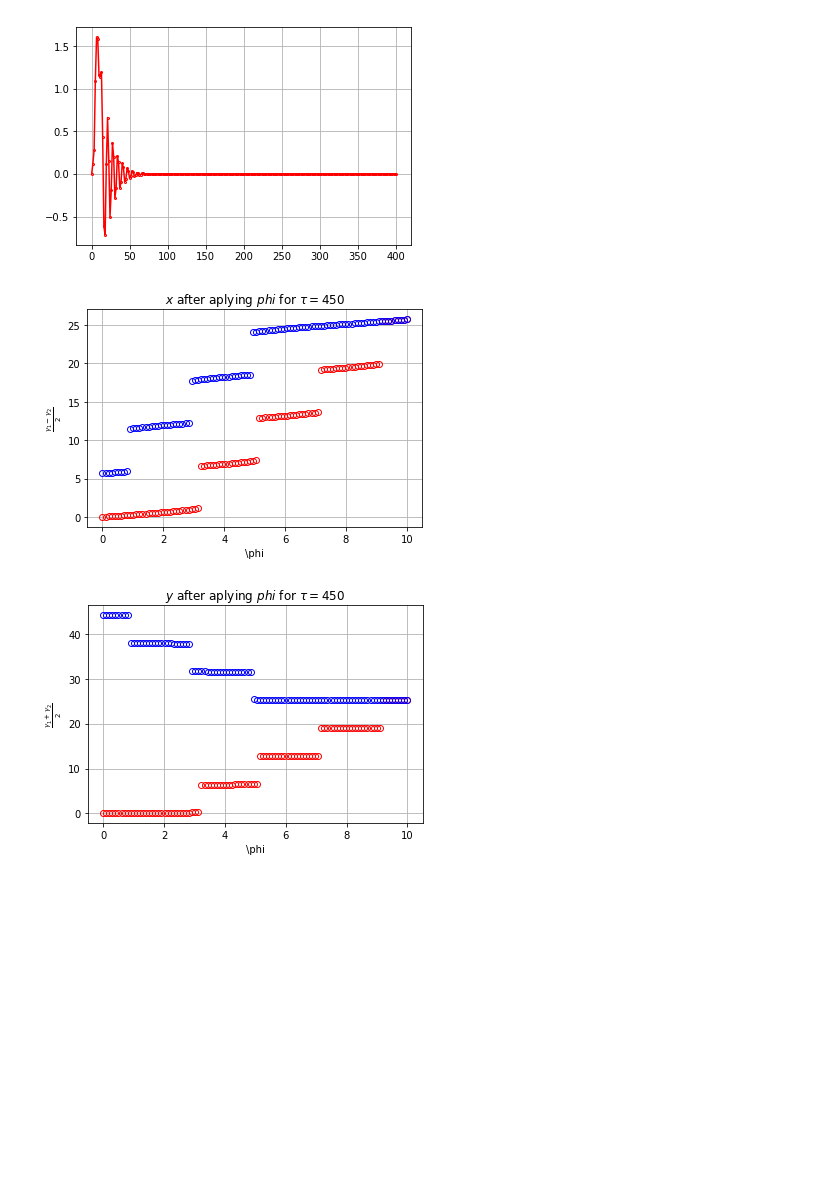
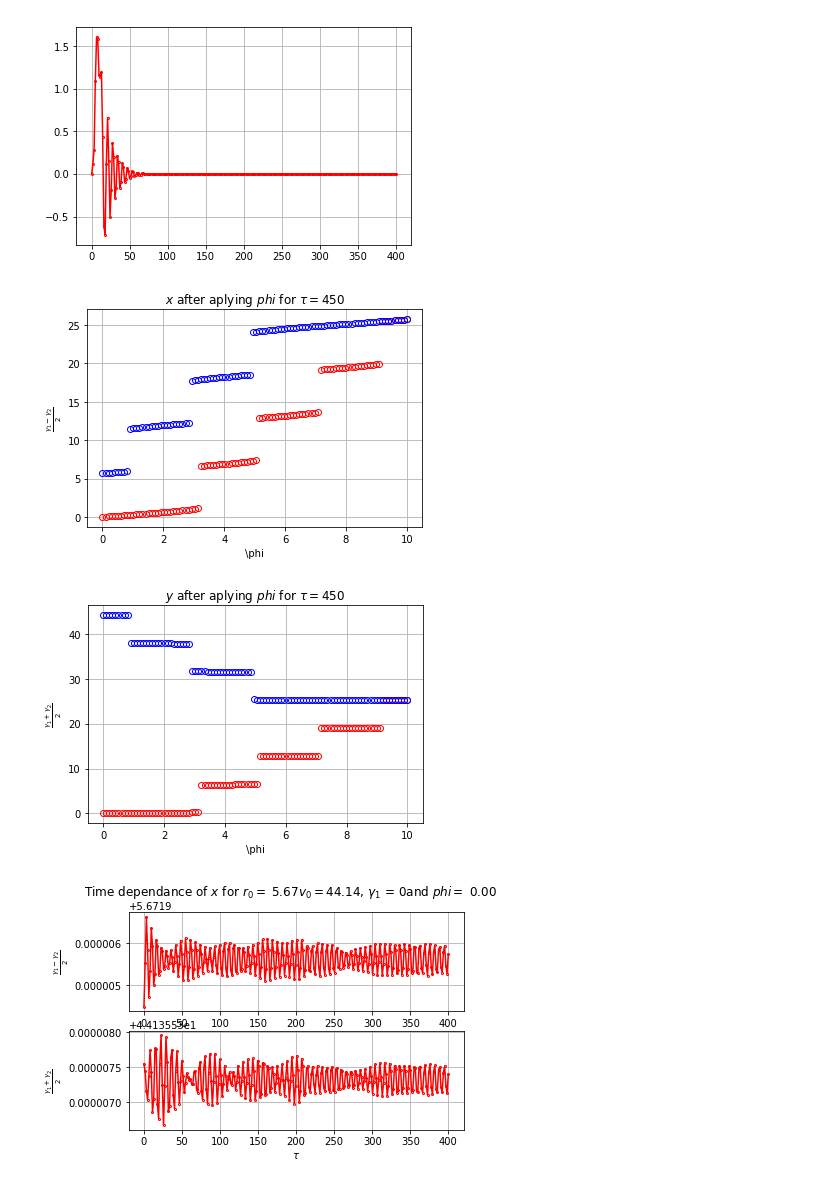
Before and after one commit to asantosnet/SD_SQUID, a Jupyter notebook: Numerical Calculation.ipynb, the cells around one changed output. Saved outputs shown, nothing was run; the diff lists cells and outputs as text; code cells hidden in the pictures; blank space fills up the shorter version.

Commit message:
Added comments

```diff
--- a/Numerical Calculation.ipynb
+++ b/Numerical Calculation.ipynb
@@ -115,6 +117,8 @@ plt.show()
 [figure]
 # %%
 %reset -f
+
+# Solve the system when a magnetic field is applied
 
 import numpy as np
 from scipy import integrate
@@ -133,12 +137,14 @@ def solvr(w,t,p):
 
     return f
 
+
 lenmaxPhi = 100
 valmaxPhi = 10
 
 eta = 0.05
 #eta = 0.15 # Here there is no phase difference no matter how you remove the field
 alpha = 0.05
+# Define for which phi the solutions will be calculated
 phi = np.linspace(0,valmaxPhi,lenmaxPhi)
 l_1 = 0.5
 l_2 = 0.5
@@ -147,10 +153,12 @@ i = 0.25
 
 abserr = 1.0e-8
 relerr = 1.0e-6
-stoptime = 400
+
+stoptime = 400 # For how long we will submit the system to a non zero magnetic field
 begintime = 0
 numpoints = 250
 
+# Initial conditions before aplying the magnetic field
 coefr = 0
 coefg = 0
 
@@ -164,6 +172,10 @@ figmainr = plt.figure(1)
 figmainv = plt.figure(2)
 
 posFig = 3
+
+# Find the solutions for each field defined previously and plot the value obtaine at the stoptime
+# Uncomment the code in the middle to also see how the system will reach stability for each intermediary
+# magnetic field/ step
 
 for champos in range(len(phi)):
 
@@ -203,7 +215,7 @@ for champos in range(len(phi)):
 
     # The new conditions
 
-    r_0,v_0 = sol[249,[0,1]]
+    r_0,v_0 = sol[numpoints-1,[0,1]]
 
     plt.figure(1)
     plt.plot(phi[champos],r_0,'ro',mfc='none',markersize='6')
@@ -213,11 +225,15 @@ for champos in range(len(phi)):
 
 
 
+
+
 valmaxPhi = 0
 phi = np.linspace(10,valmaxPhi,lenmaxPhi)
 
-# Uncomment this to find the plot for when the magnetic field is not
+# Comment this to find the plot for when the magnetic field is
 # Abruptedly removed
+# Go back and remove the field little by little and give time for the system to stablize before
+# each step
 
 for champos in range(len(phi)):
 
@@ -259,7 +275,7 @@ for champos in range(len(phi)):
 
     # Uncomment this in order to plot the value found at the maximum time
 
-    r_0,v_0 = sol[249,[0,1]]
+    r_0,v_0 = sol[numpoints-1,[0,1]]
 
     plt.figure(1)
     plt.plot(phi[champos],r_0,'bo',mfc='none',markersize='6')
@@ -267,66 +283,68 @@ for champos in range(len(phi)):
     plt.figure(2)
     plt.plot(phi[champos],v_0,'bo',mfc='none',markersize='6')
 
+
 # Go to zero
 
-#phi = 0
+phi = 0
 
-#posFig = 10
+posFig = 10
 
-#p = [alpha,phi, l_1, l_2, i, eta]
-#w_O = np.array([r_0,v_0,0,0])
+p = [alpha,phi, l_1, l_2, i, eta]
+w_O = np.array([r_0,v_0,0,0])
 
-#t = np.linspace(begintime,stoptime,numpoints)
+t = np.linspace(begintime,stoptime,numpoints)
 
-#sol = integrate.odeint(solvr,w_O,t,args=(p,),atol=abserr,rtol=relerr)
+sol = integrate.odeint(solvr,w_O,t,args=(p,),atol=abserr,rtol=relerr)
 
-#x_sol_pi = sol[:,0]
+x_sol_pi = sol[:,0]
 
-#y_sol_arc = sol[:,1]
+y_sol_arc = sol[:,1]
 
-#fig = plt.figure(posFig)
+fig = plt.figure(posFig)
 
-#plt.subplot(211)
-#plt.plot(t,x_sol_pi,'r-o',mfc='none',markersize = 2)
-#plt.grid()
-#plt.xlabel(r'$\tau$')
-#plt.ylabel(r'$\frac{\gamma_1 - \gamma_2}{2}$')
+plt.subplot(211)
+plt.plot(t,x_sol_pi,'r-o',mfc='none',markersize = 2)
+plt.grid()
+plt.xlabel(r'$\tau$')
+plt.ylabel(r'$\frac{\gamma_1 - \gamma_2}{2}$')
 
-#plt.suptitle(r'Time dependance of $x$ for $r_0 =$ %.2f' %r_0 + r'$v_0 = $%.2f' %v_0 + r', $\gamma_1$ = %.f' %gamma_1
-#           + r'and $phi =$ %.2f' %phi)
+plt.suptitle(r'Time dependance of $x$ for $r_0 =$ %.2f' %r_0 + r'$v_0 = $%.2f' %v_0 + r', $\gamma_1$ = %.f' %gamma_1
+           + r'and $phi =$ %.2f' %phi)
 
 
-#plt.subplot(212)
-#plt.plot(t,y_sol_arc,'r-o',mfc='none',markersize = 2)
-#plt.grid()
-#plt.xlabel(r'$\tau$')
-#plt.ylabel(r'$\frac{\gamma_1 + \gamma_2}{2} $')
+plt.subplot(212)
+plt.plot(t,y_sol_arc,'r-o',mfc='none',markersize = 2)
+plt.grid()
+plt.xlabel(r'$\tau$')
+plt.ylabel(r'$\frac{\gamma_1 + \gamma_2}{2} $')
 
-#fig.savefig('FixedPointsPhi%.2f'%phi + '.pdf',bbox_inches='tight')
+fig.savefig('FixedPointsPhi%.2f'%phi + '.pdf',bbox_inches='tight')
 
 
 
 fig = plt.figure(1)
 
 plt.grid()
 plt.xlabel(r'\phi')
 plt.ylabel(r'$\frac{\gamma_1 - \gamma_2}{2} $')
 plt.title(r'$x$ after aplying $phi$ for $\tau  = 450$')
 
 fig.savefig('BACKStableinfuncitonofIPoints.pdf',bbox_inches='tight')
 
 
 fig = plt.figure(2)
 
 plt.grid()
 plt.xlabel(r'\phi')
 plt.ylabel(r'$\frac{\gamma_1 + \gamma_2}{2} $')
 plt.title(r'$y$ after aplying $phi$ for $\tau  = 450$')
 
 fig.savefig('BACKtableinfuncitonofI2Points.pdf',bbox_inches='tight')
 
 
 plt.show()
 # %% [output]
 [figure]
 [figure]
+[figure, added]
```
Also changed, not shown: parts of 1 cell of this notebook, 1 other file.
